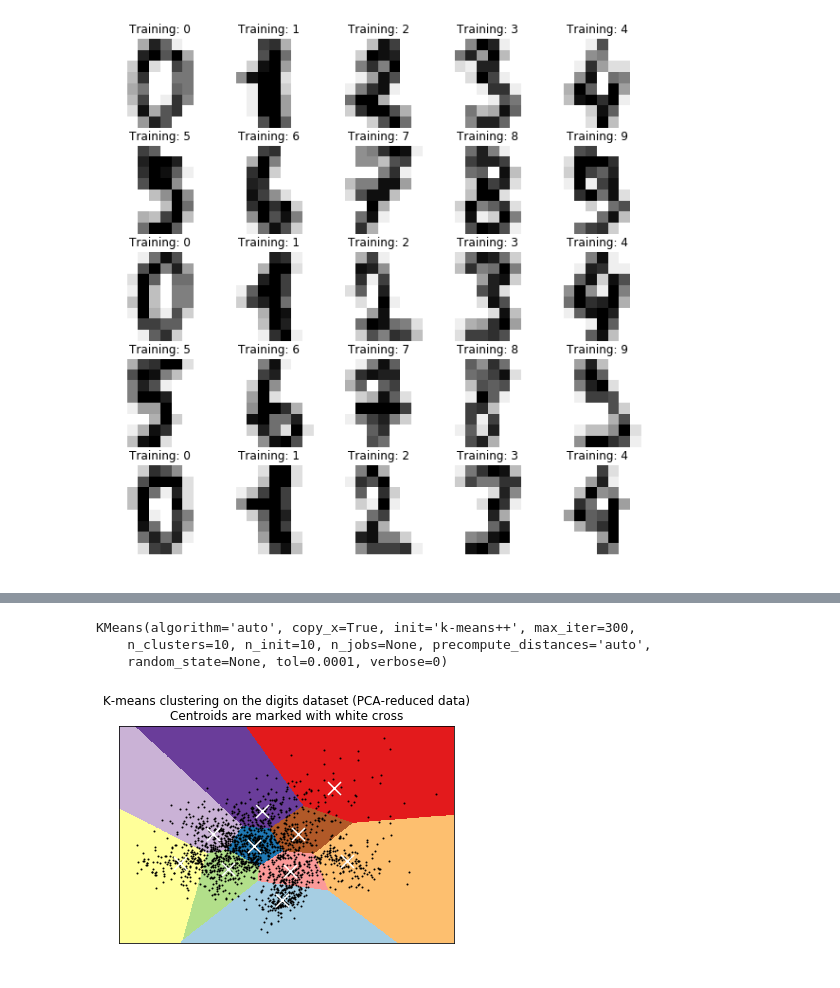
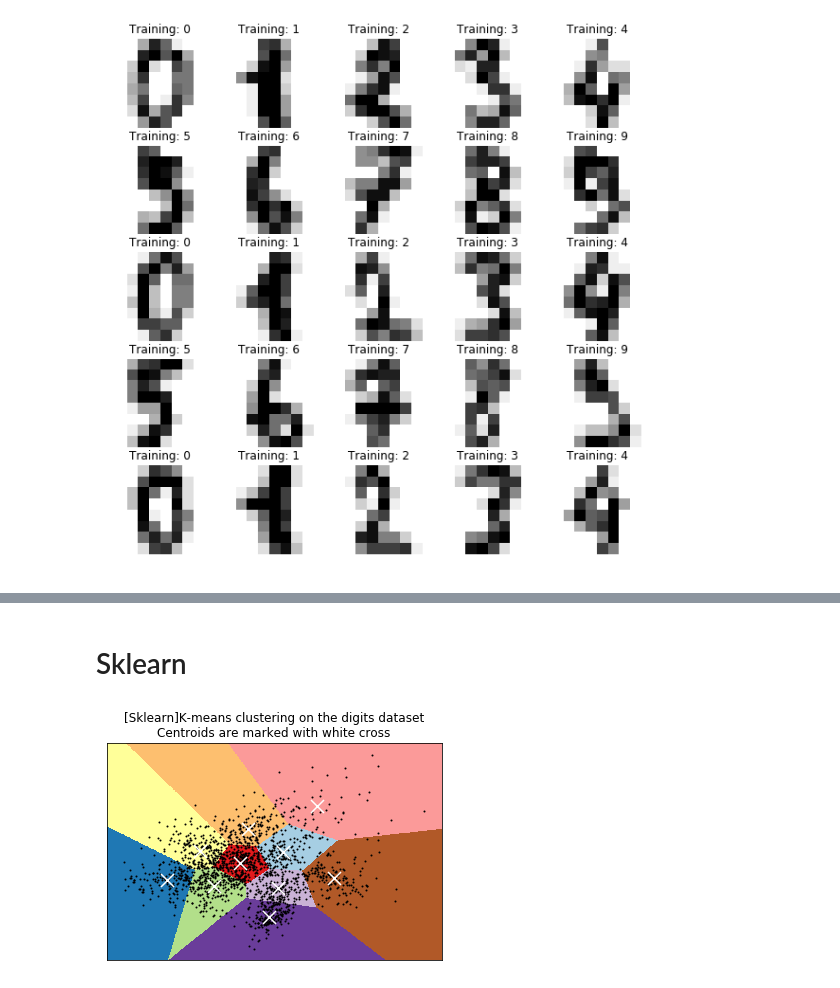
Before and after one commit to EricWebsmith/machine_learning_from_scrach, a Jupyter notebook: kmeans.ipynb, the cells around one changed output, grey strips where cells are left out. Saved outputs shown, nothing was run; the diff lists cells and outputs as text; code cells hidden in the pictures.

Commit message:
kmeans

```diff
--- a/kmeans.ipynb
+++ b/kmeans.ipynb
@@ -74,2 +39,4 @@ labels = digits.target
 # %%
+data = scale(digits.data)
 pca = PCA(n_components=2).fit(data)
+points = PCA(n_components=2).fit_transform(data)
@@ -87,42 +159,43 @@ reduced_data.shape
+# %% [markdown]
+# Sklearn
 # %%
+from sklearn.cluster import KMeans
+n_digits = 10
 kmeans = KMeans(init='k-means++', n_clusters=n_digits, n_init=10)
-kmeans.fit(reduced_data)
+kmeans.fit(points)
+centroids = kmeans.cluster_centers_
-# %% [output]
-KMeans(algorithm='auto', copy_x=True, init='k-means++', max_iter=300,
-    n_clusters=10, n_init=10, n_jobs=None, precompute_distances='auto',
-    random_state=None, tol=0.0001, verbose=0)
 # %%
 h = .02     # point in the mesh [x_min, x_max]x[y_min, y_max].
 
 # Plot the decision boundary. For that, we will assign a color to each
-x_min, x_max = reduced_data[:, 0].min() - 1, reduced_data[:, 0].max() + 1
-y_min, y_max = reduced_data[:, 1].min() - 1, reduced_data[:, 1].max() + 1
+x_min, x_max = points[:, 0].min() - 1, points[:, 0].max() + 1
+y_min, y_max = points[:, 1].min() - 1, points[:, 1].max() + 1
 xx, yy = np.meshgrid(np.arange(x_min, x_max, h), np.arange(y_min, y_max, h))
 
 # Obtain labels for each point in mesh. Use last trained model.
 Z = kmeans.predict(np.c_[xx.ravel(), yy.ravel()])
 
 # Put the result into a color plot
 Z = Z.reshape(xx.shape)
 plt.figure(1)
 plt.clf()
 plt.imshow(Z, interpolation='nearest',
            extent=(xx.min(), xx.max(), yy.min(), yy.max()),
            cmap=plt.cm.Paired,
            aspect='auto', origin='lower')
 
-plt.plot(reduced_data[:, 0], reduced_data[:, 1], 'k.', markersize=2)
+plt.plot(points[:, 0], points[:, 1], 'k.', markersize=2)
 # Plot the centroids as a white X
-centroids = kmeans.cluster_centers_
+
 plt.scatter(centroids[:, 0], centroids[:, 1],
             marker='x', s=169, linewidths=3,
             color='w', zorder=10)
-plt.title('K-means clustering on the digits dataset (PCA-reduced data)\n'
+plt.title('[Sklearn]K-means clustering on the digits dataset\n'
           'Centroids are marked with white cross')
 plt.xlim(x_min, x_max)
 plt.ylim(y_min, y_max)
 plt.xticks(())
 plt.yticks(())
 plt.show()
 # %% [output]
-[figure, old version]
+[figure, new version]
```
Also changed, not shown: parts of 29 cells of this notebook, 2 other files.
